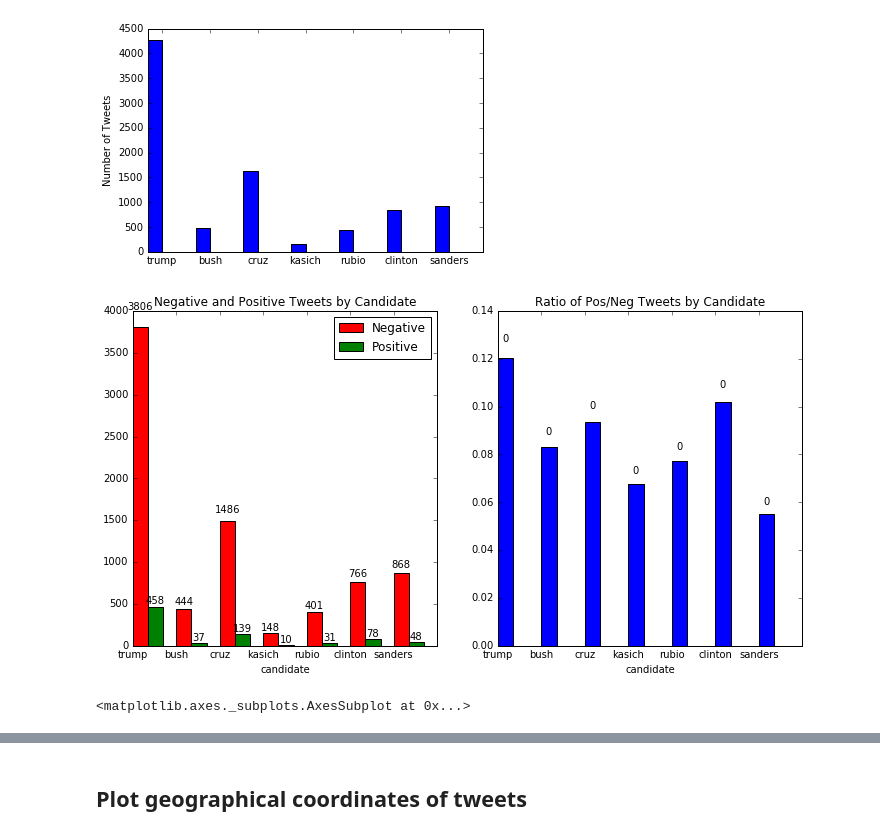
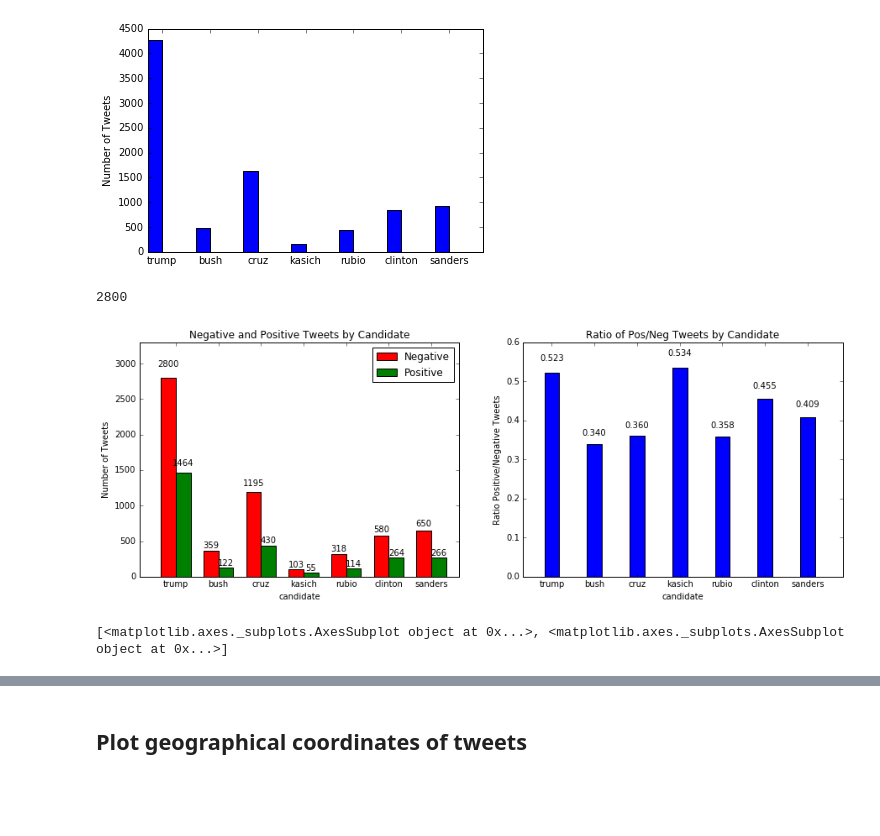
Before and after one commit to HoodPanther/pythoncode, a Jupyter notebook: tweetExplore.ipynb, the cells around one changed output, grey strips where cells are left out. Cells and saved outputs as stored; diff of their text form; code cells hidden in the pictures; blank space fills up the shorter version.

```diff
--- a/tweetExplore.ipynb
+++ b/tweetExplore.ipynb
@@ -109,7 +94,7 @@ for person,val in enumerate(candidates):
     current_polarity = polarity_store[person]
     current_indices = index_store[person]
     for i,val in enumerate(current_polarity):
-        if val >= .5:
+        if val > 0:
             pos_polarity.append(current_polarity[i])
             ind_pos_polarity.append(current_indices[i])
             tweet_pos_polarity.append(tweet_list[current_indices[i]]['text'])
@@ -139,10 +124,14 @@ sanders # positive tweets 48 # negative tweets: 868 avg + sentiment: 0.616878255
 candidate_tweets = []
 pos_tweets = []
 neg_tweets = []
+avg_pos = []
+avg_neg = []
 for i,val in enumerate(index_store):
     candidate_tweets.append(len(index_store[i]))
     pos_tweets.append(len(store_ind_pos_polarity[i]))
     neg_tweets.append(len(store_ind_neg_polarity[i]))
+    avg_pos.append(np.average(store_pos_polarity[i]))
+    avg_neg.append(np.average(store_neg_polarity[i]))
 
 fig = plt.gcf()
 matplotlib.rc('xtick',labelsize = 10)
@@ -155,61 +144,52 @@ rect1 = plt.bar(ind, candidate_tweets, width, color = 'blue')
 plt.xticks(ind+.3, candidates);
 # %% [output]
 [figure]
+# %%
+ymax = np.max([neg_tweets,pos_tweets])
+ymax
+# %% [output]
+2800
 # %%
 ind = np.arange(len(candidates))  # the x locations for the groups
 width = 0.35       # the width of the bars
+ax = [0,1]
+ind = np.arange(len(candidates))+1
 from matplotlib import gridspec
-fig = plt.figure(figsize=(12, 6))
-gs = gridspec.GridSpec(1, 2, width_ratios=[4, 4])
+fig = plt.figure(figsize=(15, 5))
+gs = gridspec.GridSpec(1, 2, width_ratios=[1, 1])
 ax[0] = plt.subplot(gs[0])
 rects1 = ax[0].bar(ind, neg_tweets, width, color='r') #, yerr=menStd
 rects2 = ax[0].bar(ind + width, pos_tweets, width, color='g') #, yerr=womenStd
 
+ymax = np.max([neg_tweets,pos_tweets]) + 500
 
 # add some text for labels, title and axes ticks
-# plt.set_ylabel('Number of Tweets')
-# plt.set_title('Negative and Positive Tweets by Candidate')
-# plt.set_xticks(ind + width)
-# plt.set_xticklabels(candidates)
 ax[0].set_title('Negative and Positive Tweets by Candidate')
-
 ax[0].legend((rects1[0], rects2[0]), ('Negative', 'Positive'))
 ax[0].set_xlabel("candidate")
+ax[0].set_ylabel("Number of Tweets")
 ax[0].set_xticklabels(candidates)
-
-def autolabel(rects,axNum):
-    # attach some text labels
-    for rect in rects:
-        height = rect.get_height()
-        ax[axNum].text(rect.get_x() + rect.get_width()/2., 1.05*height,
-                '%d' % int(height),
-                ha='center', va='bottom')
-
-autolabel(rects1,0)
-autolabel(rects2,0)
+ax[0].set_xlim([.5,8])
+ax[0].set_ylim([0,ymax])
+ax[0].set_xticks(ind+width)
+# label bars with y value, integer
+fns.autolabelInt(rects1,0,ax)
+fns.autolabelInt(rects2,0,ax)
 
 ax[1] = plt.subplot(gs[1])
+ax[1].set_title('Ratio of Pos/Neg Tweets by Candidate')
 
-ax[1].set_title('Ratio of Pos/Neg Tweets by Candidate')
-ind = np.arange(len(candidates))
-# width = .3
 rect1 = ax[1].bar(ind, pos_neg_ratio, width, color = 'blue')
-# ax[1].xticks(ind+.3, candidates);
 ax[1].set_xlabel("candidate")
-ax[1].set_xticklabels(candidates)
-def autolabel2(rects,axNum):
-    # attach some text labels
-    for rect in rects:
-        height = rect.get_height()
-        ax[axNum].text(rect.get_x() + rect.get_width()/2., 1.05*height,
-                '%d' % height,
-                ha='center', va='bottom')
+ax[1].set_ylabel("Ratio Positive/Negative Tweets")
+ax[1].set_xticks(ind+width/2)
+ax[1].set_xlim([.5,8])
+ax[1].set_xticklabels(candidates) #rotation = 30
 
-autolabel2(rect1,1)
+# label y value of bars, decimal
+fns.autolabelDec(rect1,1,ax)
 plt.show()
+print(ax)
 # %% [output]
-[figure, old version]
+[figure, new version]
+[<matplotlib.axes._subplots.AxesSubplot object at 0x...>, <matplotlib.axes._subplots.AxesSubplot object at 0x...>]
-# %%
-ax[0]
-# %% [output]
-<matplotlib.axes._subplots.AxesSubplot at 0x...>
```
Also changed, not shown: parts of 27 cells of this notebook, 1 other file.
